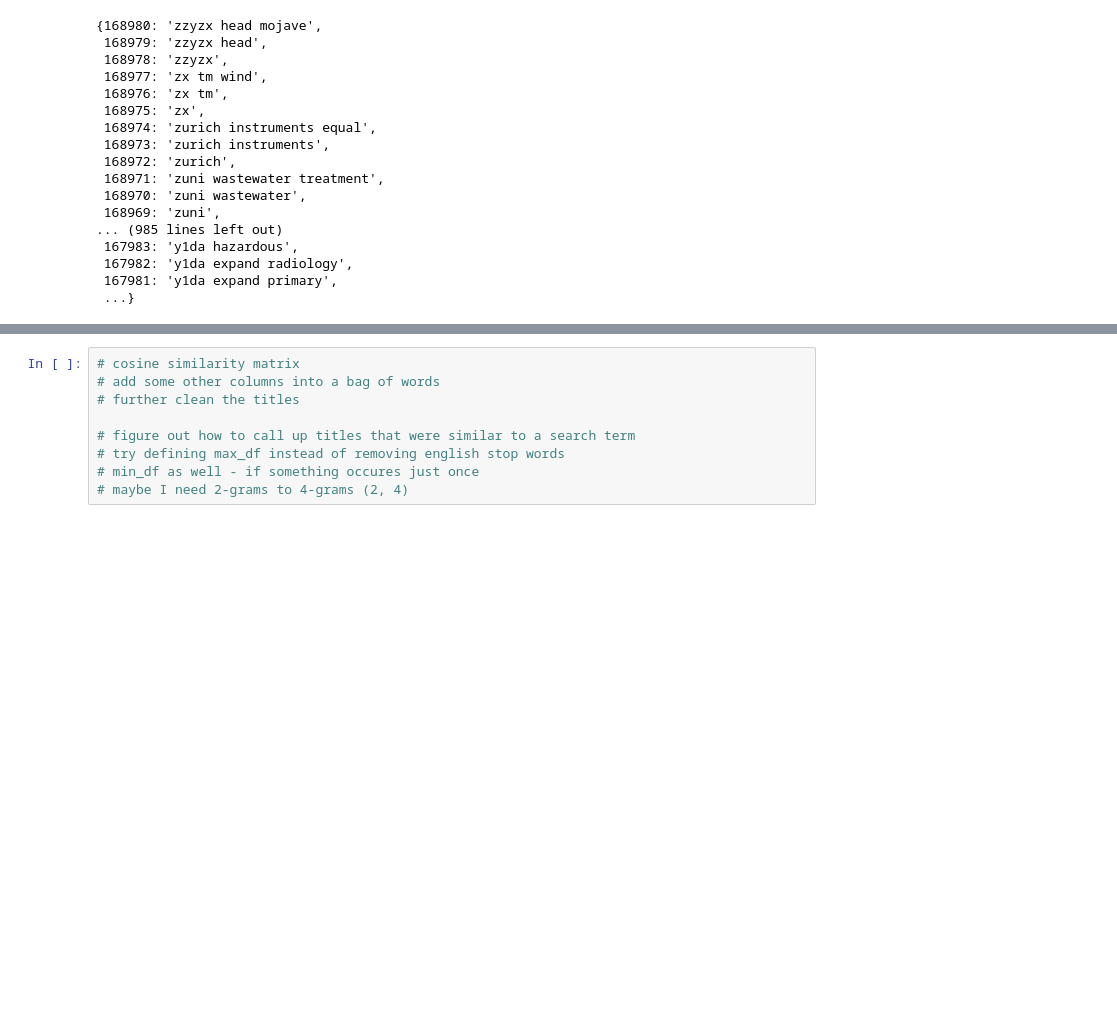
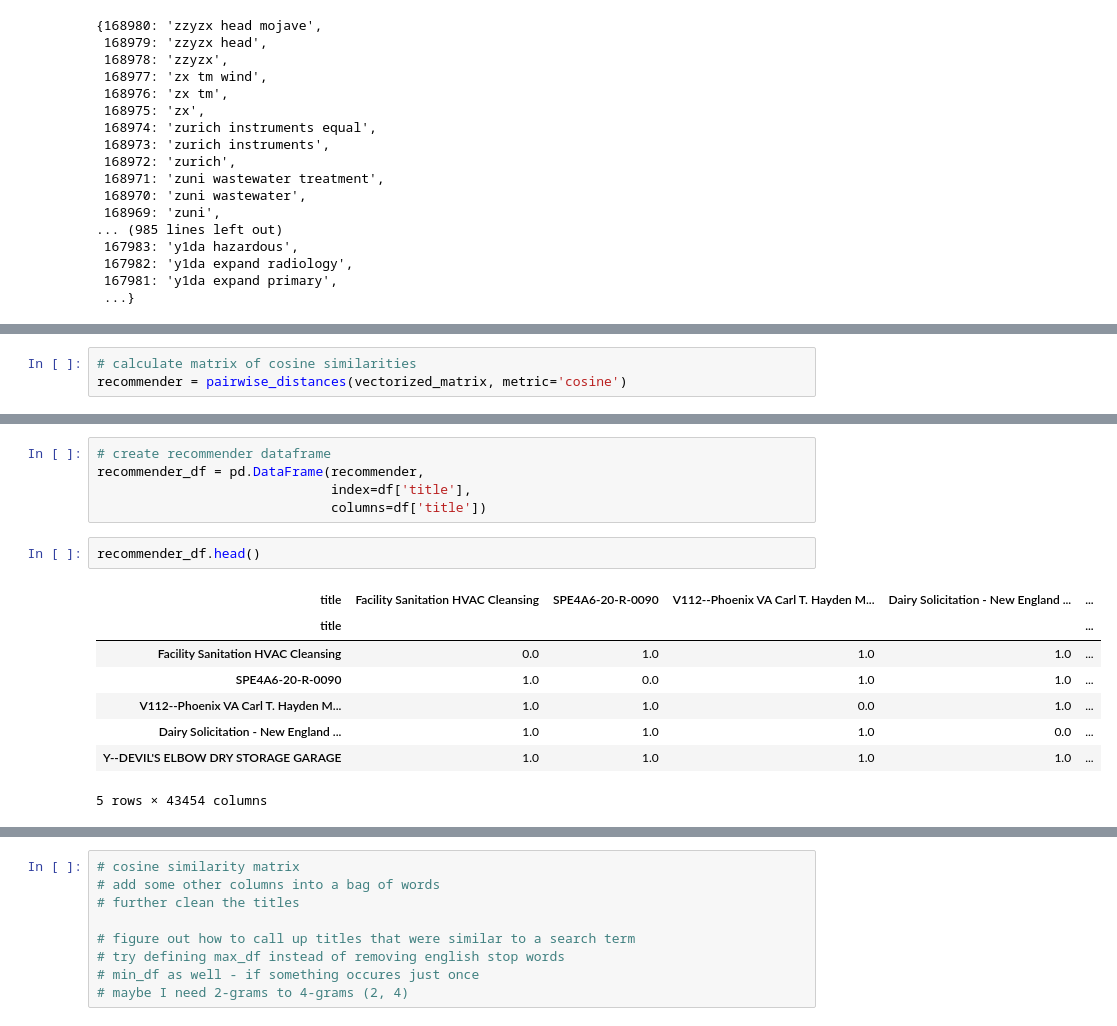
Before and after one commit to biborsz/Capstone, a Jupyter notebook: 004_recommender.ipynb, the cells around one changed output, grey strips where cells are left out. Saved outputs shown, nothing was run; the diff lists cells and outputs as text; blank space fills up the shorter version.

```diff
--- a/004_recommender.ipynb
+++ b/004_recommender.ipynb
@@ -148,0 +143,3 @@ dictionary_sort(inverse_vocab_dict)
+# %%
+# calculate matrix of cosine similarities
+recommender = pairwise_distances(vectorized_matrix, metric='cosine')
@@ -148,0 +157,16 @@ dictionary_sort(inverse_vocab_dict)
+# %%
+# create recommender dataframe
+recommender_df = pd.DataFrame(recommender,
+                              index=df['title'],
+                              columns=df['title'])
+# %%
+recommender_df.head()
+# %% [output]
+| title | Facility Sanitation HVAC Cleansing | SPE4A6-20-R-0090 | V112--Phoenix VA Carl T. Hayden M... | Dairy Solicitation - New England ... | ... |
+| title |  |  |  |  | ... |
+| Facility Sanitation HVAC Cleansing | 0.0 | 1.0 | 1.0 | 1.0 | ... |
+| SPE4A6-20-R-0090 | 1.0 | 0.0 | 1.0 | 1.0 | ... |
+| V112--Phoenix VA Carl T. Hayden M... | 1.0 | 1.0 | 0.0 | 1.0 | ... |
+| Dairy Solicitation - New England ... | 1.0 | 1.0 | 1.0 | 0.0 | ... |
+| Y--DEVIL'S ELBOW DRY STORAGE GARAGE | 1.0 | 1.0 | 1.0 | 1.0 | ... |
+5 rows × 43454 columns
```
Also changed, not shown: parts of 8 cells of this notebook, 9 other files.
